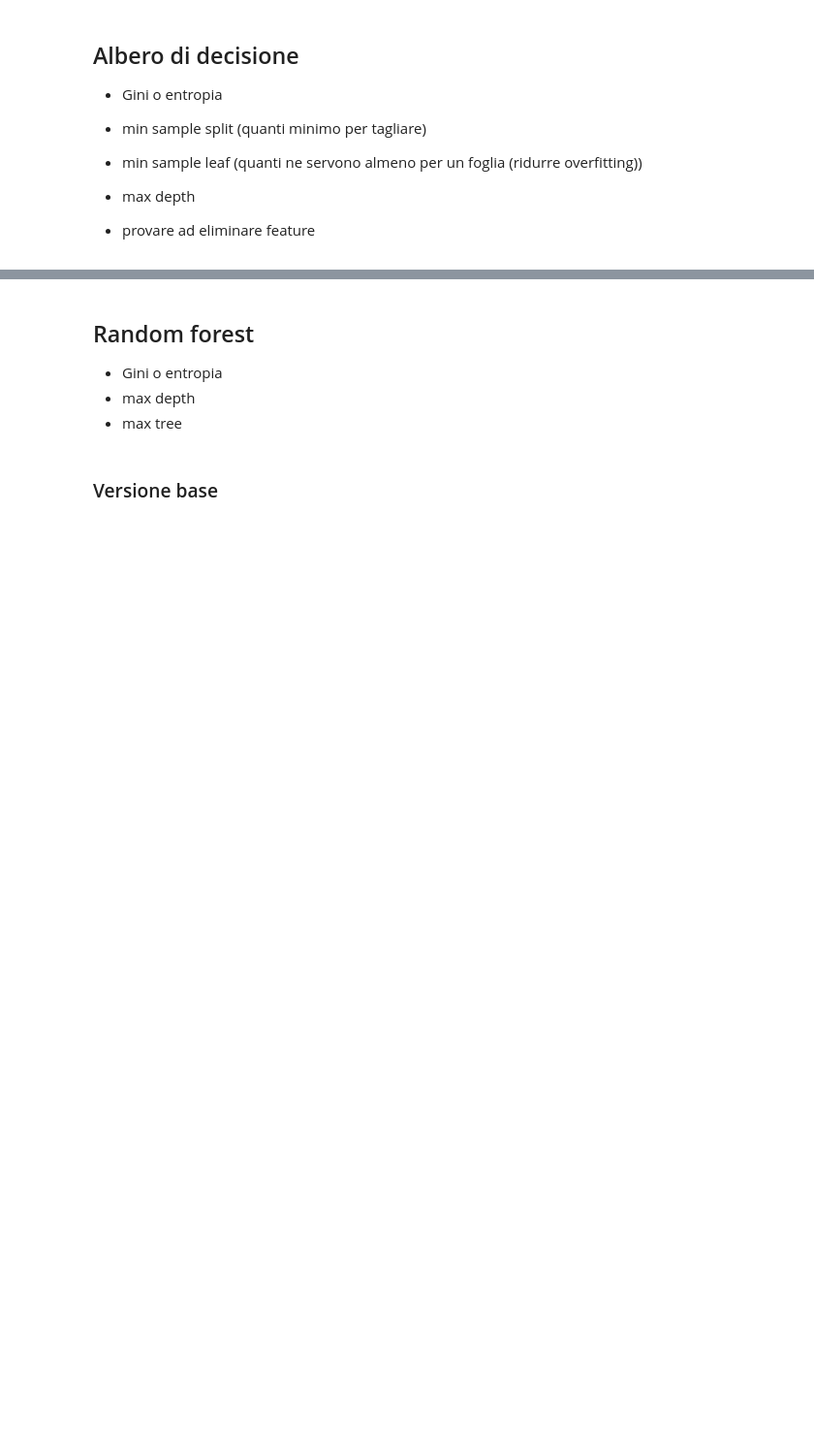
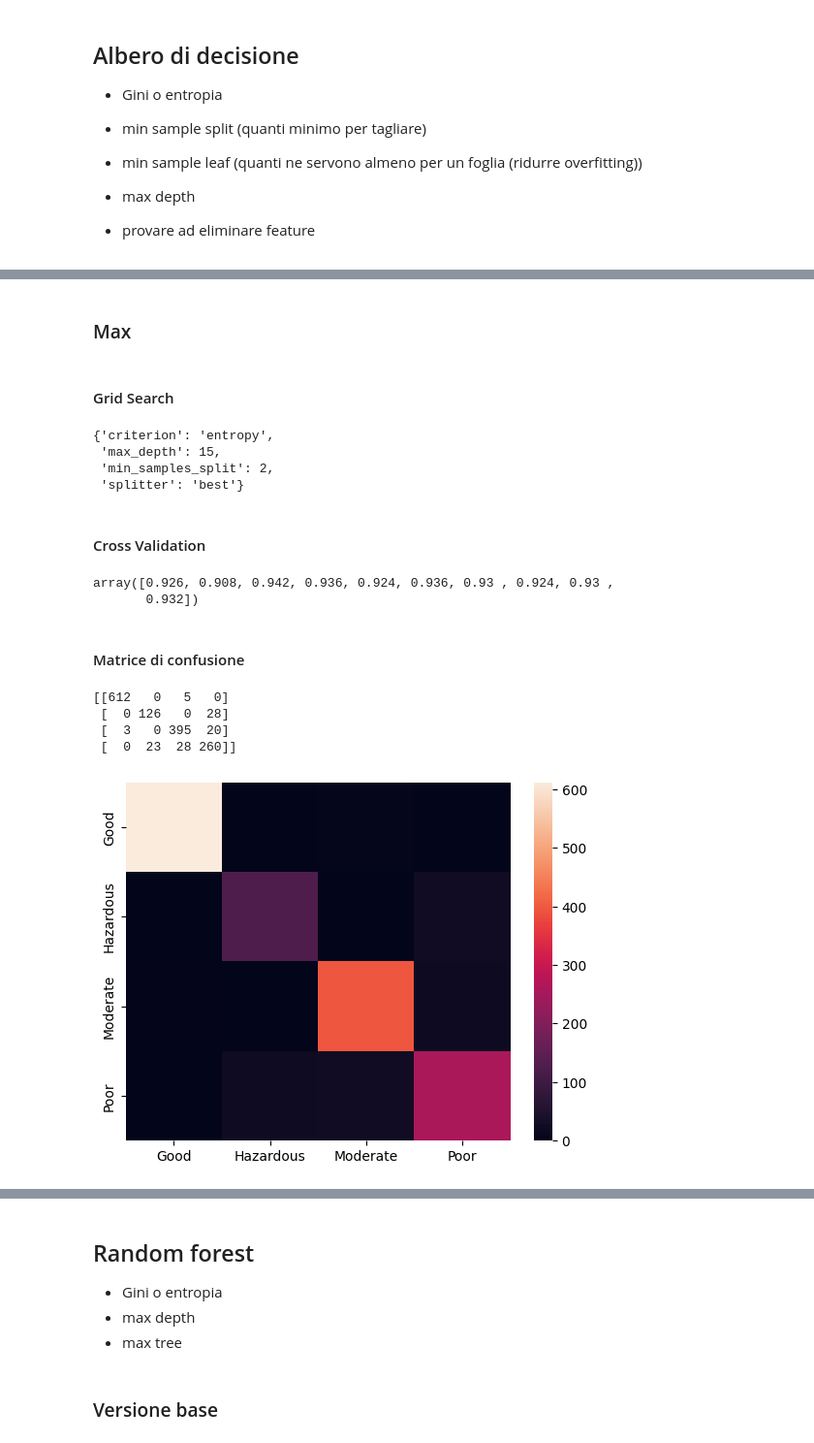
Before and after one commit to MauroMuratore/machine-learning, a Jupyter notebook: main.ipynb, the cells around one changed output, grey strips where cells are left out. Shown at 97% size. Drawn from its saved outputs; the diff is of its cells as text; code cells hidden in the pictures; blank space fills up the shorter version.

```diff
--- a/main.ipynb
+++ b/main.ipynb
@@ -288,3 +289,0 @@ export_graphviz(
-# %%
-y_pred = cross_val_predict(tree_base, X_val, y_val)
-confusion_matrix(y_val, y_pred)
@@ -535,0 +431,55 @@ plt.legend()
+# %% [markdown]
+### Max
+# %% [markdown]
+#### Grid Search
+# %%
+tree_max_search_grid = GridSearchCV(
+    DecisionTreeClassifier(random_state=RANDOM_SEED),
+    param_grid=tree_param_grid,
+    cv=5,
+    return_train_score=True
+)
+tree_max_search_grid.fit(X_train, y_train)
+grid_best_params = tree_max_search_grid.best_params_
+tree_param_list.append((grid_best_params["max_depth"], grid_best_params["min_samples_split"]))
+grid_best_params
+# %% [output]
+{'criterion': 'entropy',
+ 'max_depth': 15,
+ 'min_samples_split': 2,
+ 'splitter': 'best'}
+# %% [markdown]
+#### Cross Validation
+# %%
+max_tree_score =cross_val_score(
+    DecisionTreeClassifier(
+        criterion=grid_best_params["criterion"],
+        max_depth=grid_best_params["max_depth"],
+        min_samples_split=grid_best_params["min_samples_split"],
+        random_state=RANDOM_SEED),
+    X,
+    y,
+    cv=10
+)
+max_tree_score
+# %% [output]
+array([0.926, 0.908, 0.942, 0.936, 0.924, 0.936, 0.93 , 0.924, 0.93 ,
+       0.932])
+# %% [markdown]
+#### Matrice di confusione
+# %%
+max_tree = DecisionTreeClassifier(
+    criterion=grid_best_params["criterion"],
+    max_depth=grid_best_params["max_depth"],
+    min_samples_split=grid_best_params["min_samples_split"],
+    random_state=RANDOM_SEED
+)
+max_tree.fit(X_train, y_train)
+y_pred = max_tree.predict(X_val)
+plot_confusion_matrix(y_val, y_pred)
+# %% [output]
+[[612   0   5   0]
+ [  0 126   0  28]
+ [  3   0 395  20]
+ [  0  23  28 260]]
+[figure, added]
```
Also changed, not shown: parts of 59 cells of this notebook.
